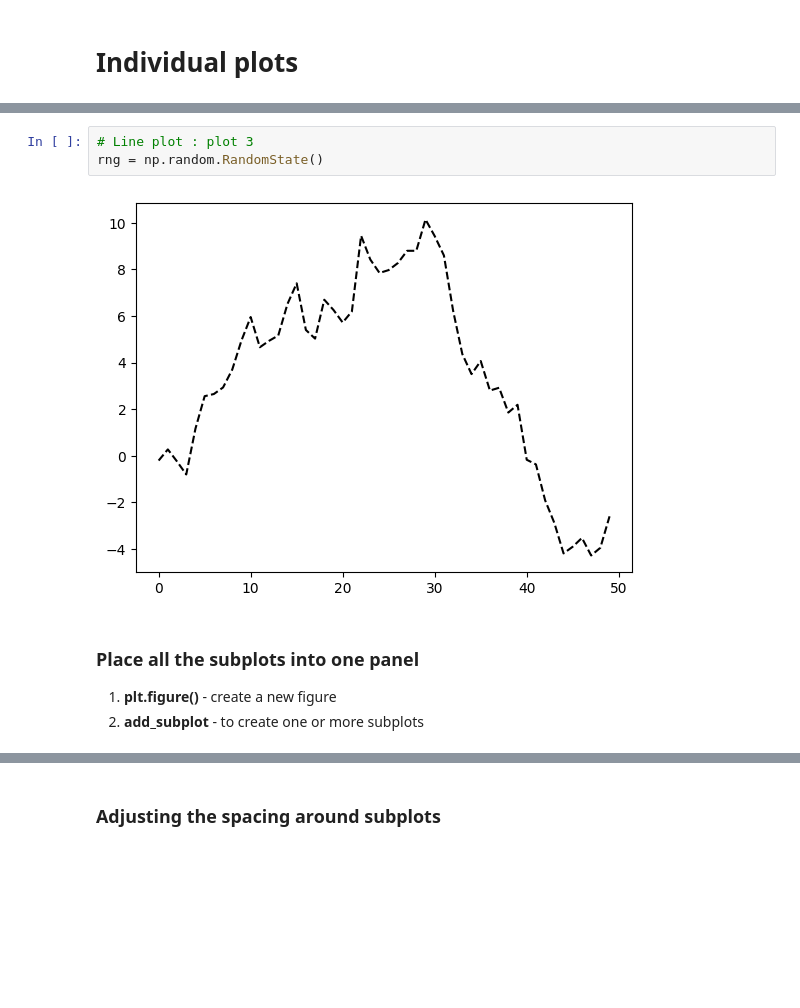
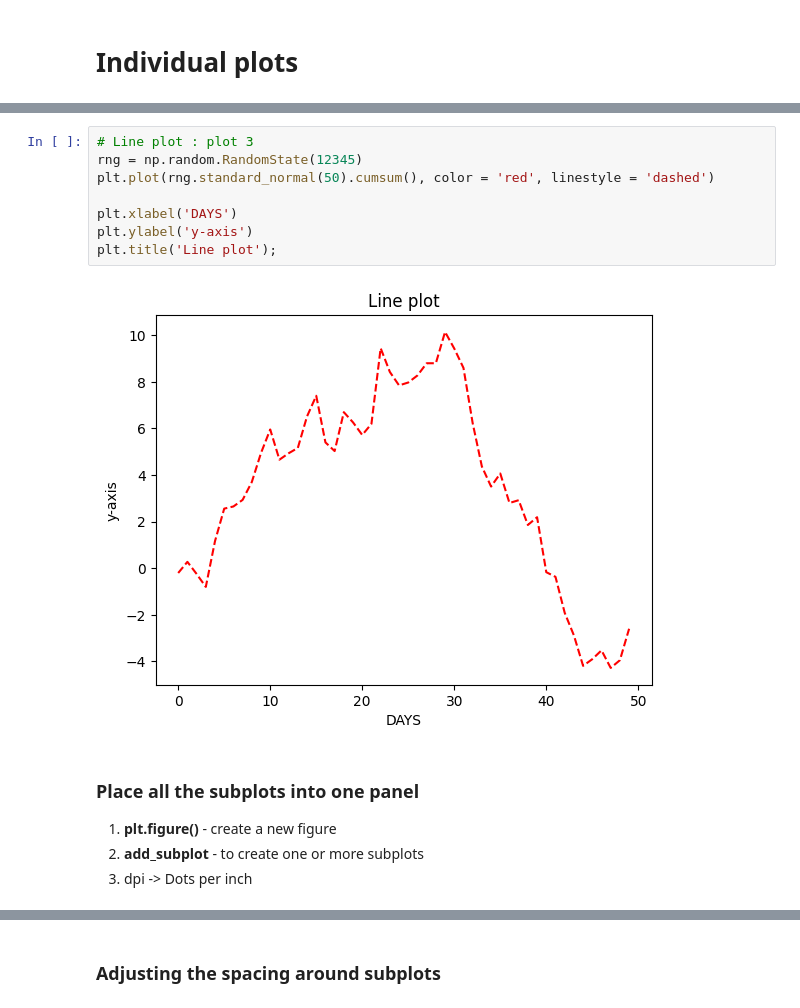
Before and after one commit to AKAEon/STQD6014, a Jupyter notebook: Week11_Matplotlib_20231220_WC.ipynb, the cells around one changed output, grey strips where cells are left out. Drawn from its saved outputs; the diff is of its cells as text; blank space fills up the shorter version.

```diff
--- a/Week11_Matplotlib_20231220_WC.ipynb
+++ b/Week11_Matplotlib_20231220_WC.ipynb
@@ -62,10 +86,16 @@ rng = np.random.RandomState()
 # %%
 # Line plot : plot 3
-rng = np.random.RandomState()
+rng = np.random.RandomState(12345)
+plt.plot(rng.standard_normal(50).cumsum(), color = 'red', linestyle = 'dashed')
+
+plt.xlabel('DAYS')
+plt.ylabel('y-axis')
+plt.title('Line plot');
 # %% [output]
-[figure, old version]
+[figure, new version]
 # %% [markdown]
 ### **Place all the subplots into one panel**
 
 1.   **plt.figure()** - create a new figure
 2.   **add_subplot** - to create one or more subplots
+3. dpi -> Dots per inch
```
Also changed, not shown: parts of 43 cells of this notebook.
